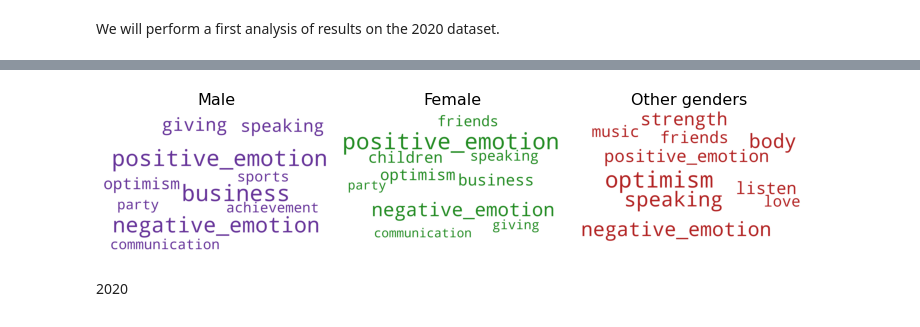
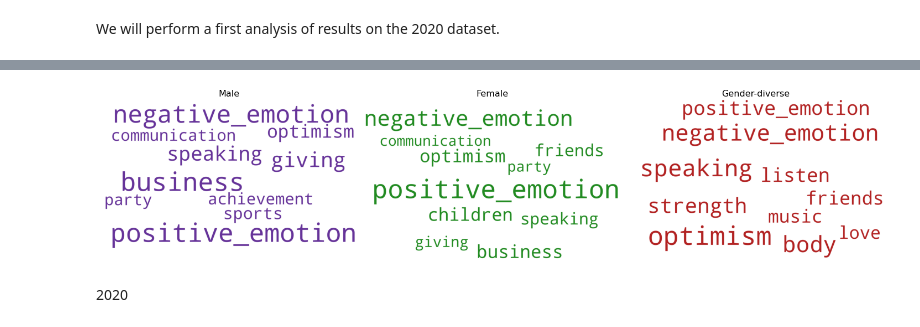
Before and after one commit to epfl-ada/ada-2021-project-palomamo, a Jupyter notebook: gender_topics.ipynb, the cells around one changed output, grey strips where cells are left out. Saved outputs shown, nothing was run; the diff lists cells and outputs as text; code cells hidden in the pictures.

Commit message:
save graphs and world cloud for all years

```diff
--- a/gender_topics.ipynb
+++ b/gender_topics.ipynb
@@ -261,0 +250,9 @@ def categorical_plot(dict_topics_gender, gender):
+# %%
+import matplotlib.pylab as pylab
+params = {'legend.fontsize': 'x-large',
+          'figure.figsize': (15, 5),
+         'axes.labelsize': 'x-large',
+         'axes.titlesize':'x-large',
+         'xtick.labelsize':'x-large',
+         'ytick.labelsize':'x-large'}
+pylab.rcParams.update(params)
@@ -277,37 +283,38 @@ categorical_plot(n_most_others_2020, 'other genders')
 # %%
 n_most_2020 = [n_most_males_2020, n_most_females_2020, n_most_others_2020]
-genders = ['Male', 'Female', 'Other genders']
+genders = ['Male', 'Female', 'Gender-diverse']
 # %%
 from wordcloud import WordCloud, STOPWORDS
 import matplotlib.colors as mcolors
 
 cols = ['rebeccapurple', 'forestgreen', 'firebrick']
-fig, axes = plt.subplots(1, 3, figsize=(10,10), sharex=True, sharey=True)
+fig, axes = plt.subplots(1, 3, figsize=(20,20), sharex=True, sharey=True)
 
 cloud = WordCloud(width=3000,
                   height=1900,
                   prefer_horizontal=1.0,
                   max_words=10,
                   background_color='white',
                   relative_scaling = 1,
                   color_func=lambda *args, **kwargs: cols[i])
 
 for i, ax in enumerate(axes.flatten()):
     fig.add_subplot(ax)
     topic_words = n_most_2020[i]
     cloud.generate_from_frequencies(topic_words, max_font_size=300)
     plt.gca().imshow(cloud)
     plt.gca().set_title(genders[i], fontdict=dict(size=16))
     plt.gca().axis('off')
 
 
 plt.subplots_adjust(wspace=0, hspace=0)
 plt.axis('off')
 plt.margins(x=0, y=0)
 plt.tight_layout()
+plt.savefig('docs/_includes/world_Cloud_2020.png',  bbox_inches='tight')
 plt.show()
 # %% [output]
-[figure, old version]
+[figure, new version]
 # %%
 # Normalized value
 norm = False
```
Also changed, not shown: parts of 17 cells of this notebook.
